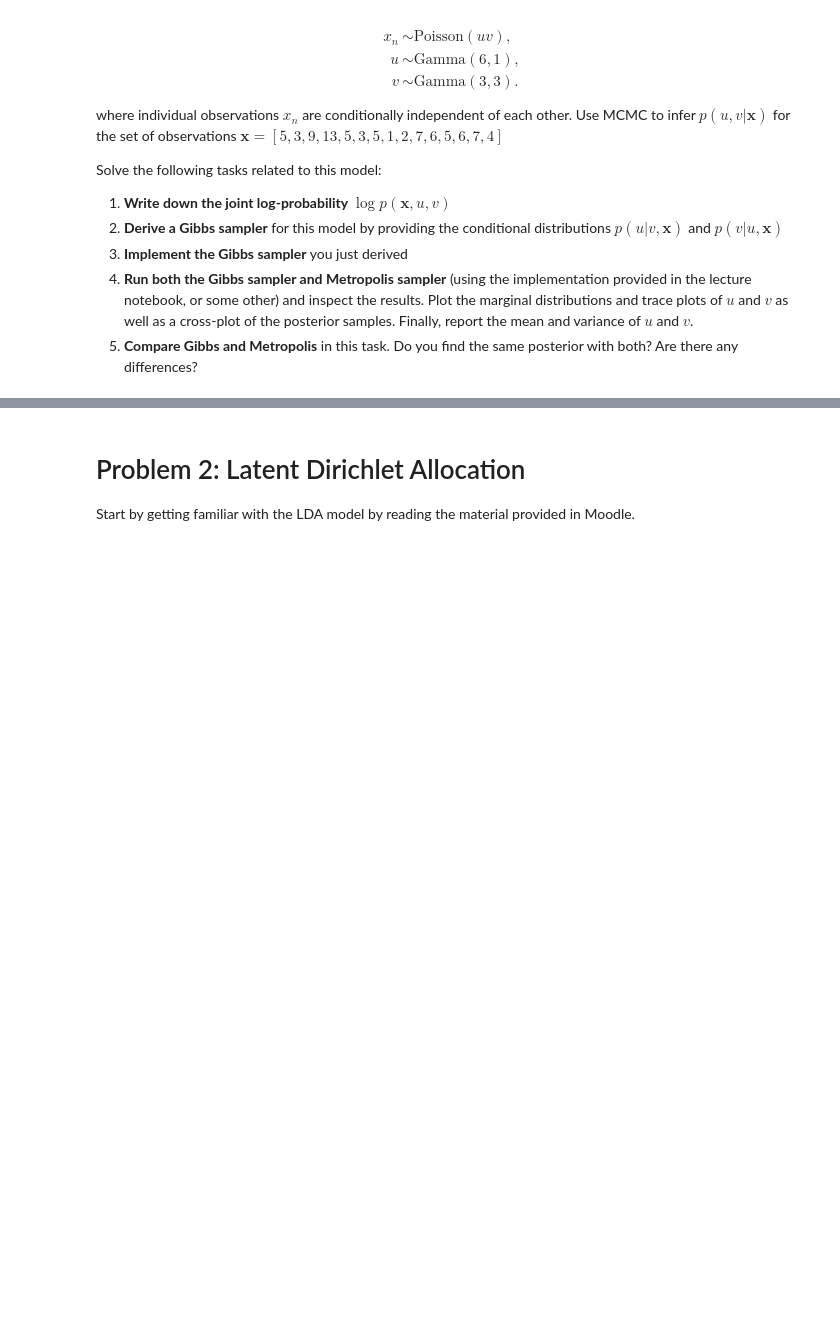
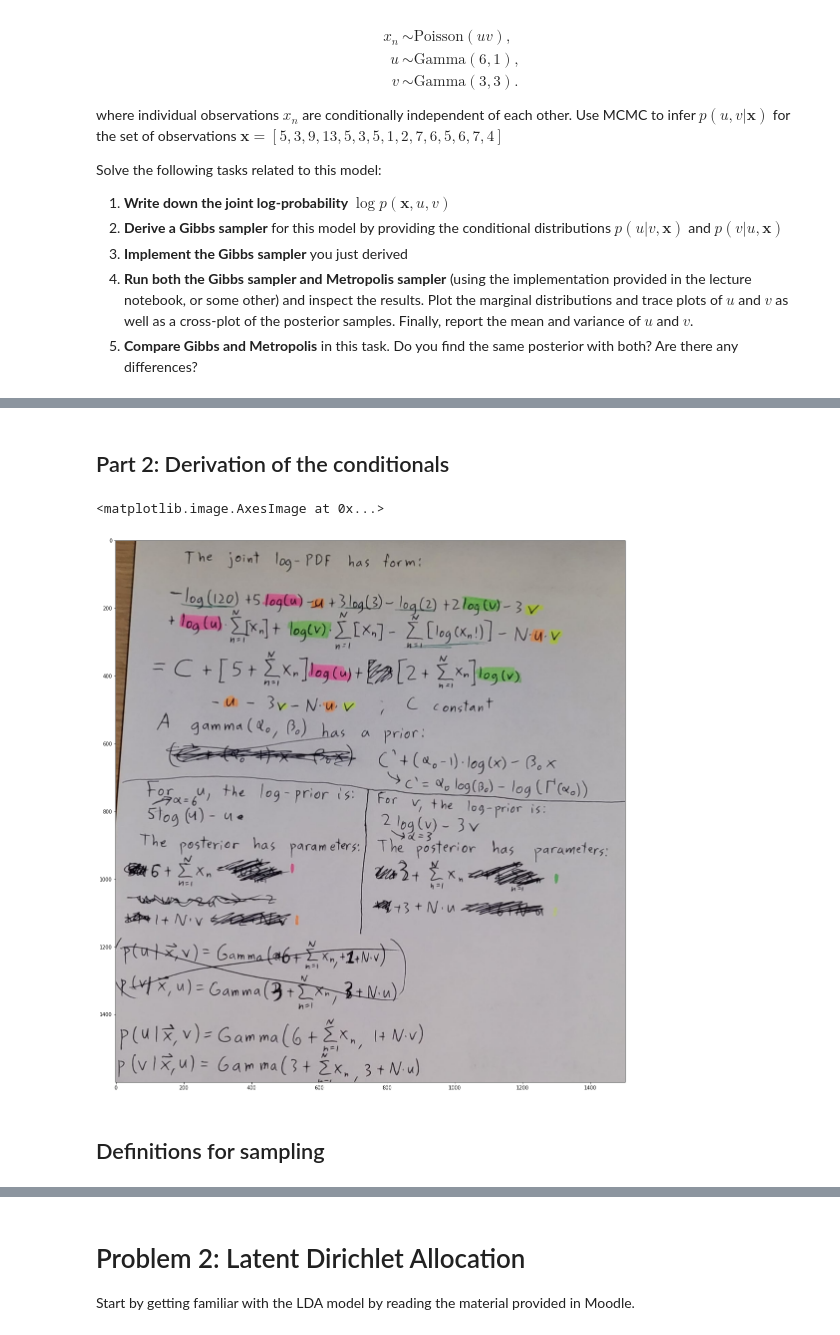
Before and after one commit to vyeoms/assignments, a Jupyter notebook: bml/set2/set2.ipynb, the cells around one changed output, grey strips where cells are left out. Cells and saved outputs as stored; diff of their text form; code cells hidden in the pictures; blank space fills up the shorter version.

```diff
--- a/bml/set2/set2.ipynb
+++ b/bml/set2/set2.ipynb
@@ -93,0 +78,15 @@ SyntaxError: invalid syntax (<ipython-input-7-c3ab3943ca0b>, line 3)
+# %% [markdown]
+## Part 2: Derivation of the conditionals
+# %%
+import matplotlib.image as mpimg
+import matplotlib.pyplot as plt
+
+img = mpimg.imread('./posterior_derivation.jpeg')
+
+plt.figure(figsize = (20,20))
+plt.imshow(img)
+# %% [output]
+<matplotlib.image.AxesImage at 0x...>
+[figure, added]
+# %% [markdown]
+## Definitions for sampling
```
Also changed, not shown: parts of 10 cells of this notebook, 1 other file.
